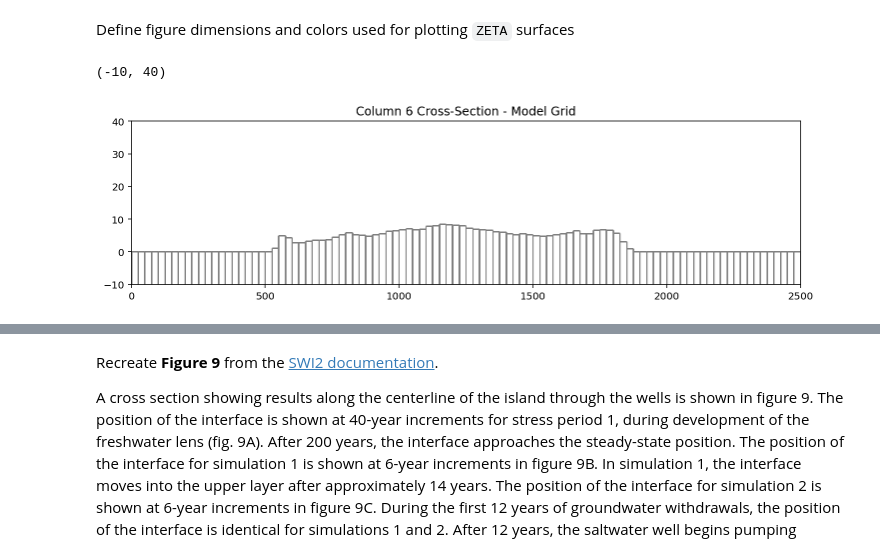
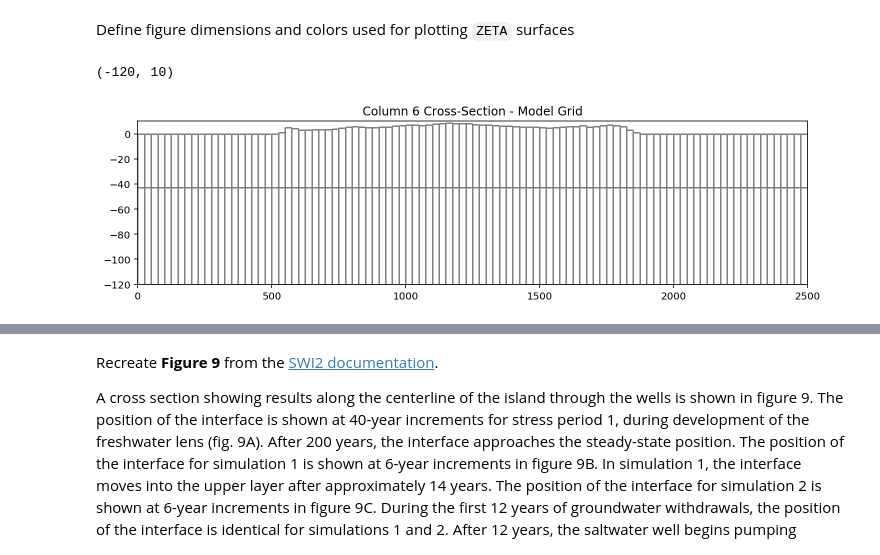
Before and after one commit to spencerbh/Fogland, a Jupyter notebook: flopy3_SWI2_Fogland_UNIX_pixel.ipynb, the cells around one changed output, grey strips where cells are left out. Saved outputs shown, nothing was run; the diff lists cells and outputs as text; code cells hidden in the pictures.

```diff
--- a/flopy3_SWI2_Fogland_UNIX_pixel.ipynb
+++ b/flopy3_SWI2_Fogland_UNIX_pixel.ipynb
@@ -443,16 +491,16 @@ for idx in cr:
 # %%
 fig = plt.figure(figsize=(12, 3))
 ax = fig.add_subplot(1, 1, 1)
 
 # Next we create an instance of the ModelCrossSection class
 modelxsect = flopy.plot.ModelCrossSection(model=ml, line={'Column': 50})
 
 # Then we can use the plot_grid() method to draw the grid
 # The return value for this function is a matplotlib LineCollection object,
 # which could be manipulated (or used) later if necessary.
 linecollection = modelxsect.plot_grid()
 t = ax.set_title('Column 6 Cross-Section - Model Grid')
-ax.set_ylim(-10,40)
+ax.set_ylim(-120,10)
 # %% [output]
-(-10, 40)
+(-120, 10)
-[figure, old version]
+[figure, new version]
```
Also changed, not shown: parts of 23 cells of this notebook.
